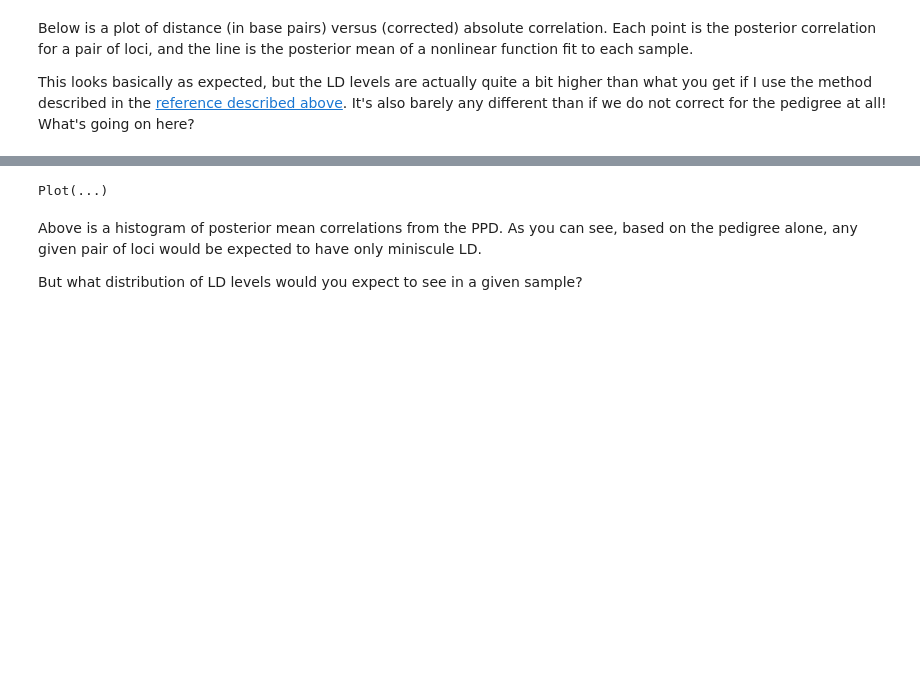
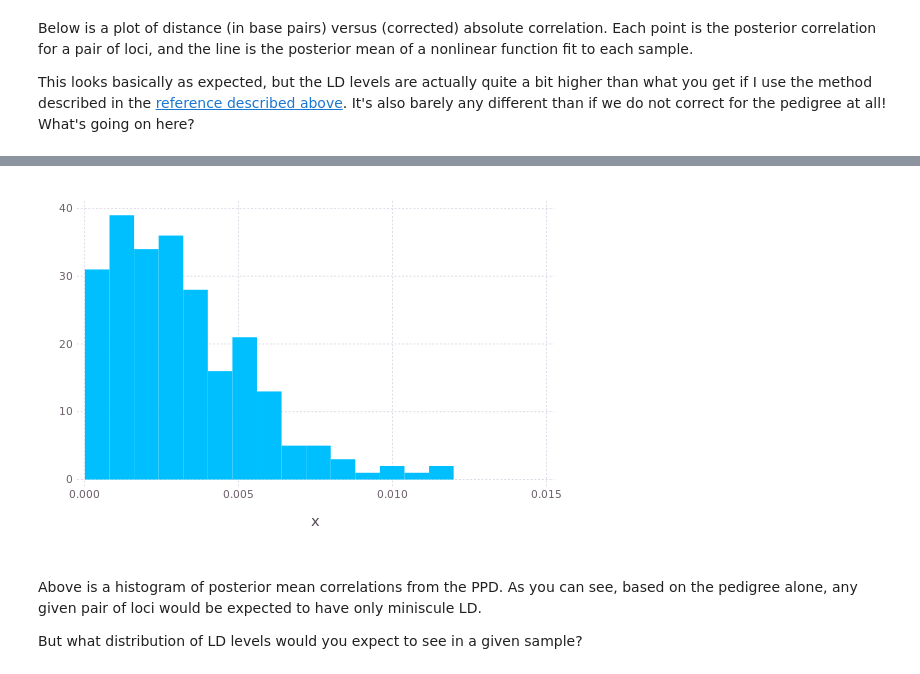
Before and after one commit to thewart/ppc4ped, a Jupyter notebook: notebooks/cayo_LD.ipynb, the cells around one changed output, grey strips where cells are left out. Drawn from its saved outputs; the diff is of its cells as text; code cells hidden in the pictures; blank space fills up the shorter version.

```diff
--- a/notebooks/cayo_LD.ipynb
+++ b/notebooks/cayo_LD.ipynb
@@ -117,7 +124,7 @@ Plot(...)
 # %%
-Gadfly.plot(x=abs(mean(r2p,2)),Geom.histogram(bincount=10))
+Gadfly.plot(x=abs(mean(r2p,2)),Geom.histogram(bincount=15),)
 # %% [output]
-Plot(...)
+[figure, added]
 # %% [markdown]
 Above is a histogram of posterior mean correlations from the PPD. As you can see, based on the pedigree alone, any given pair of loci would be expected to have only miniscule LD.
 
```
Also changed, not shown: parts of 7 cells of this notebook, 1 other file.
